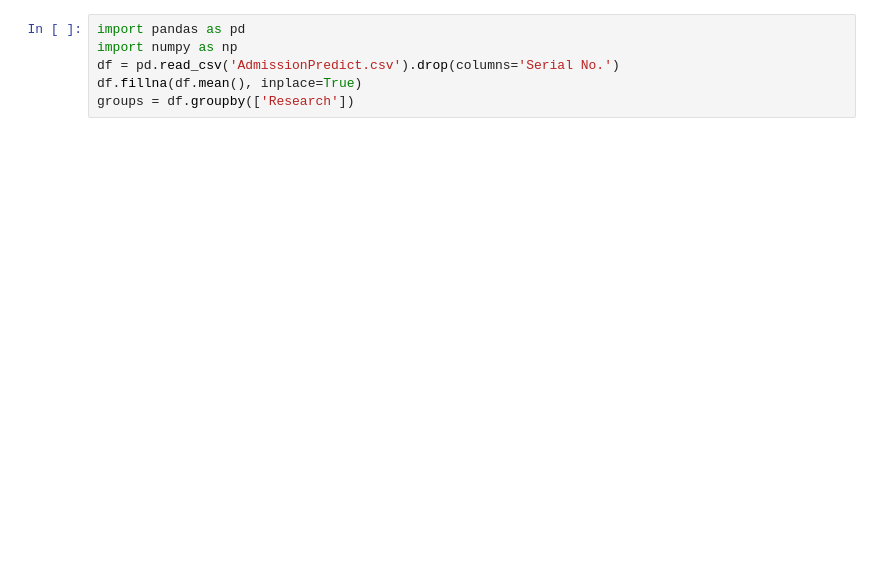
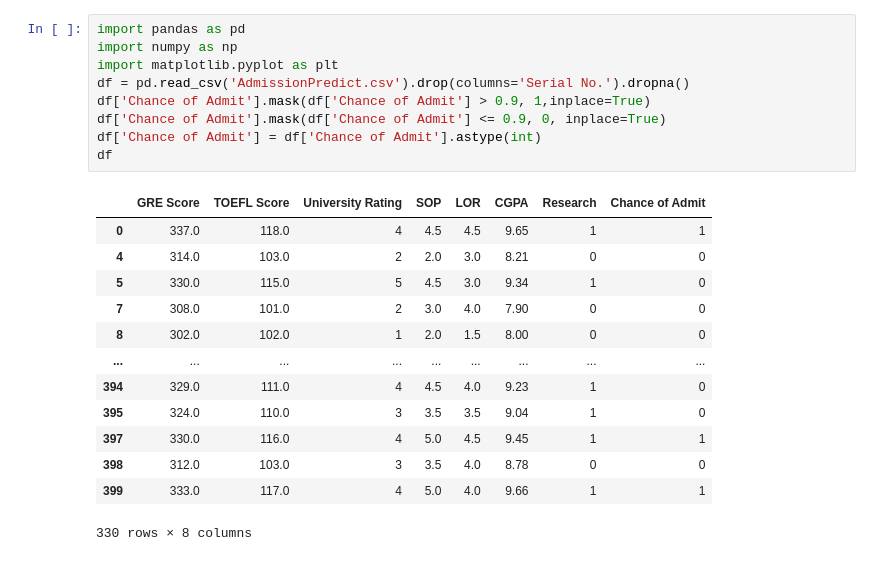
Before and after one commit to cylobi/ArtificialInteligenceCourse-Acm, a Jupyter notebook: Task3/bonus.ipynb, the cells around one changed output. Drawn from its saved outputs; the diff is of its cells as text; blank space fills up the shorter version.

```diff
--- a/Task3/bonus.ipynb
+++ b/Task3/bonus.ipynb
@@ -1,6 +1,23 @@
 # %%
 import pandas as pd
 import numpy as np
-df = pd.read_csv('AdmissionPredict.csv').drop(columns='Serial No.')
-df.fillna(df.mean(), inplace=True)
-groups = df.groupby(['Research'])
+import matplotlib.pyplot as plt
+df = pd.read_csv('AdmissionPredict.csv').drop(columns='Serial No.').dropna()
+df['Chance of Admit'].mask(df['Chance of Admit'] > 0.9, 1,inplace=True)
+df['Chance of Admit'].mask(df['Chance of Admit'] <= 0.9, 0, inplace=True)
+df['Chance of Admit'] = df['Chance of Admit'].astype(int)
+df
+# %% [output]
+|  | GRE Score | TOEFL Score | University Rating | SOP | LOR | CGPA | Research | Chance of Admit |
+| 0 | 337.0 | 118.0 | 4 | 4.5 | 4.5 | 9.65 | 1 | 1 |
+| 4 | 314.0 | 103.0 | 2 | 2.0 | 3.0 | 8.21 | 0 | 0 |
+| 5 | 330.0 | 115.0 | 5 | 4.5 | 3.0 | 9.34 | 1 | 0 |
+| 7 | 308.0 | 101.0 | 2 | 3.0 | 4.0 | 7.90 | 0 | 0 |
+| 8 | 302.0 | 102.0 | 1 | 2.0 | 1.5 | 8.00 | 0 | 0 |
+| ... | ... | ... | ... | ... | ... | ... | ... | ... |
+| 394 | 329.0 | 111.0 | 4 | 4.5 | 4.0 | 9.23 | 1 | 0 |
+| 395 | 324.0 | 110.0 | 3 | 3.5 | 3.5 | 9.04 | 1 | 0 |
+| 397 | 330.0 | 116.0 | 4 | 5.0 | 4.5 | 9.45 | 1 | 1 |
+| 398 | 312.0 | 103.0 | 3 | 3.5 | 4.0 | 8.78 | 0 | 0 |
+| 399 | 333.0 | 117.0 | 4 | 5.0 | 4.0 | 9.66 | 1 | 1 |
+330 rows × 8 columns
```
Also changed, not shown: parts of 7 cells of this notebook.
